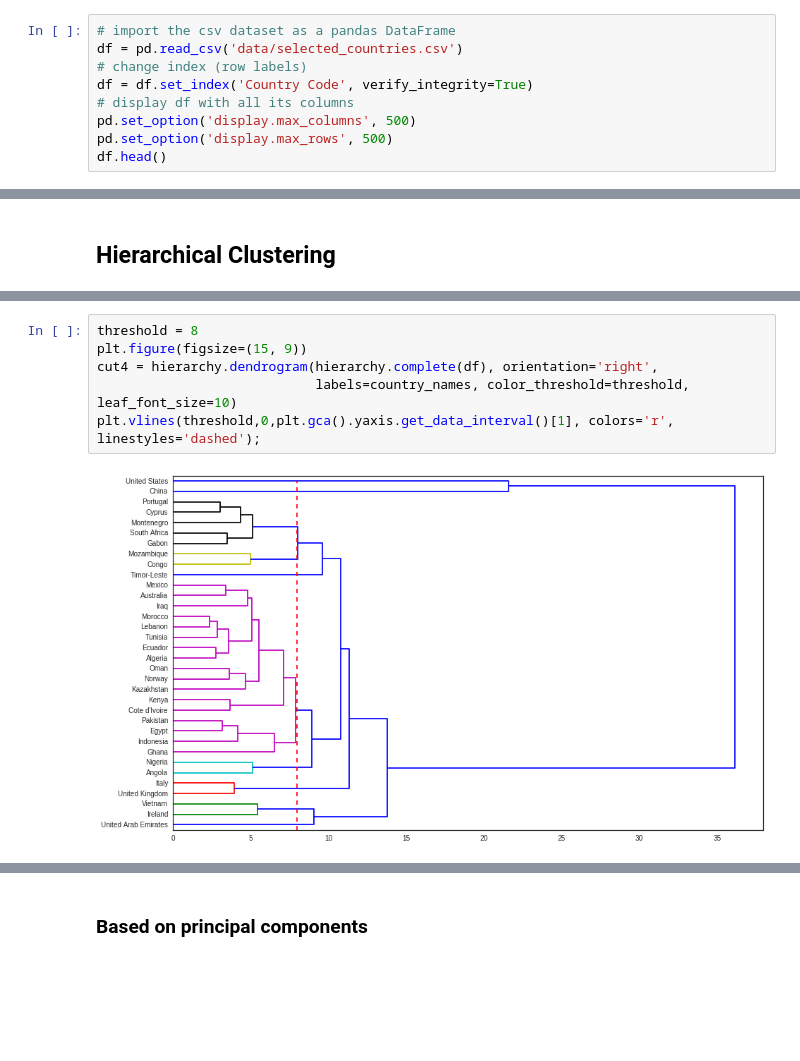
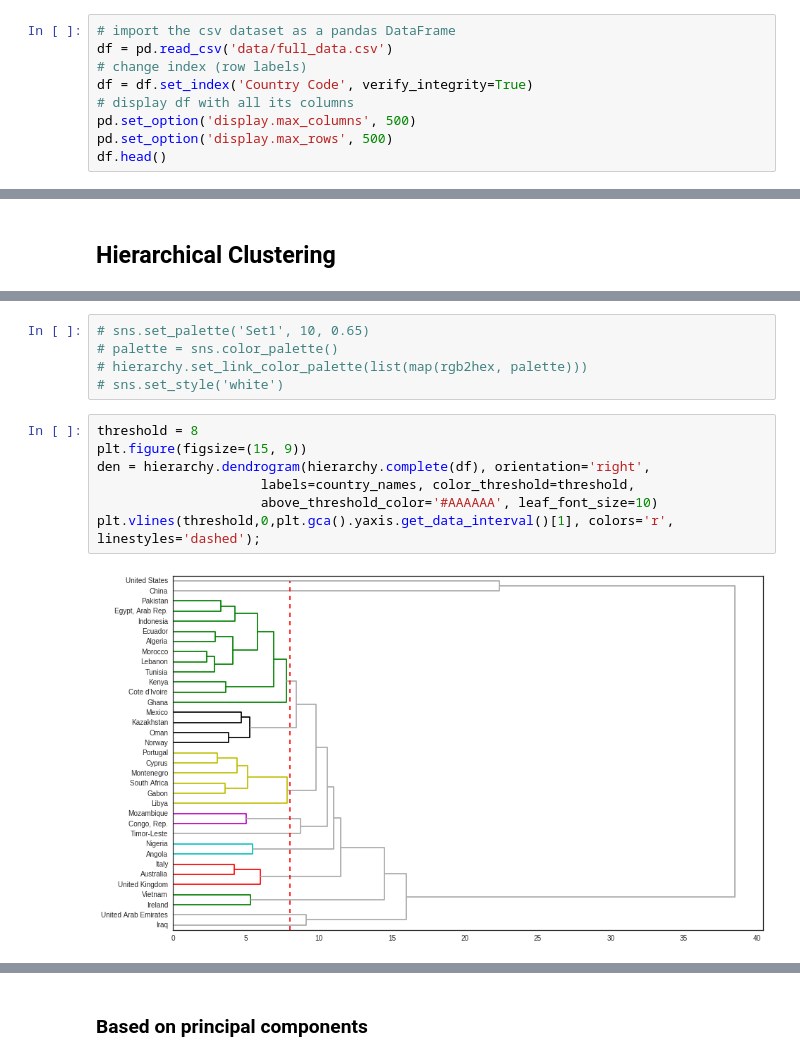
Before and after one commit to WolfLo/clustering-economies, a Jupyter notebook: clustering_overview.ipynb, the cells around one changed output, grey strips where cells are left out. Drawn from its saved outputs; the diff is of its cells as text; blank space fills up the shorter version.

```diff
--- a/clustering_overview.ipynb
+++ b/clustering_overview.ipynb
@@ -26,6 +31,6 @@ plt.style.use('seaborn-white')
 # %%
 # import the csv dataset as a pandas DataFrame
-df = pd.read_csv('data/selected_countries.csv')
+df = pd.read_csv('data/full_data.csv')
 # change index (row labels)
 df = df.set_index('Country Code', verify_integrity=True)
 # display df with all its columns
@@ -246,8 +251,14 @@ ax2.set_title('Average linkage');
+# %%
+# sns.set_palette('Set1', 10, 0.65)
+# palette = sns.color_palette()
+# hierarchy.set_link_color_palette(list(map(rgb2hex, palette)))
+# sns.set_style('white')
 # %%
 threshold = 8
 plt.figure(figsize=(15, 9))
-cut4 = hierarchy.dendrogram(hierarchy.complete(df), orientation='right',
-                            labels=country_names, color_threshold=threshold, leaf_font_size=10)
+den = hierarchy.dendrogram(hierarchy.complete(df), orientation='right',
+                     labels=country_names, color_threshold=threshold,
+                     above_threshold_color='#AAAAAA', leaf_font_size=10)
 plt.vlines(threshold,0,plt.gca().yaxis.get_data_interval()[1], colors='r', linestyles='dashed');
 # %% [output]
-[figure, old version]
+[figure, new version]
```
Also changed, not shown: parts of 24 cells of this notebook, 2 other files.
